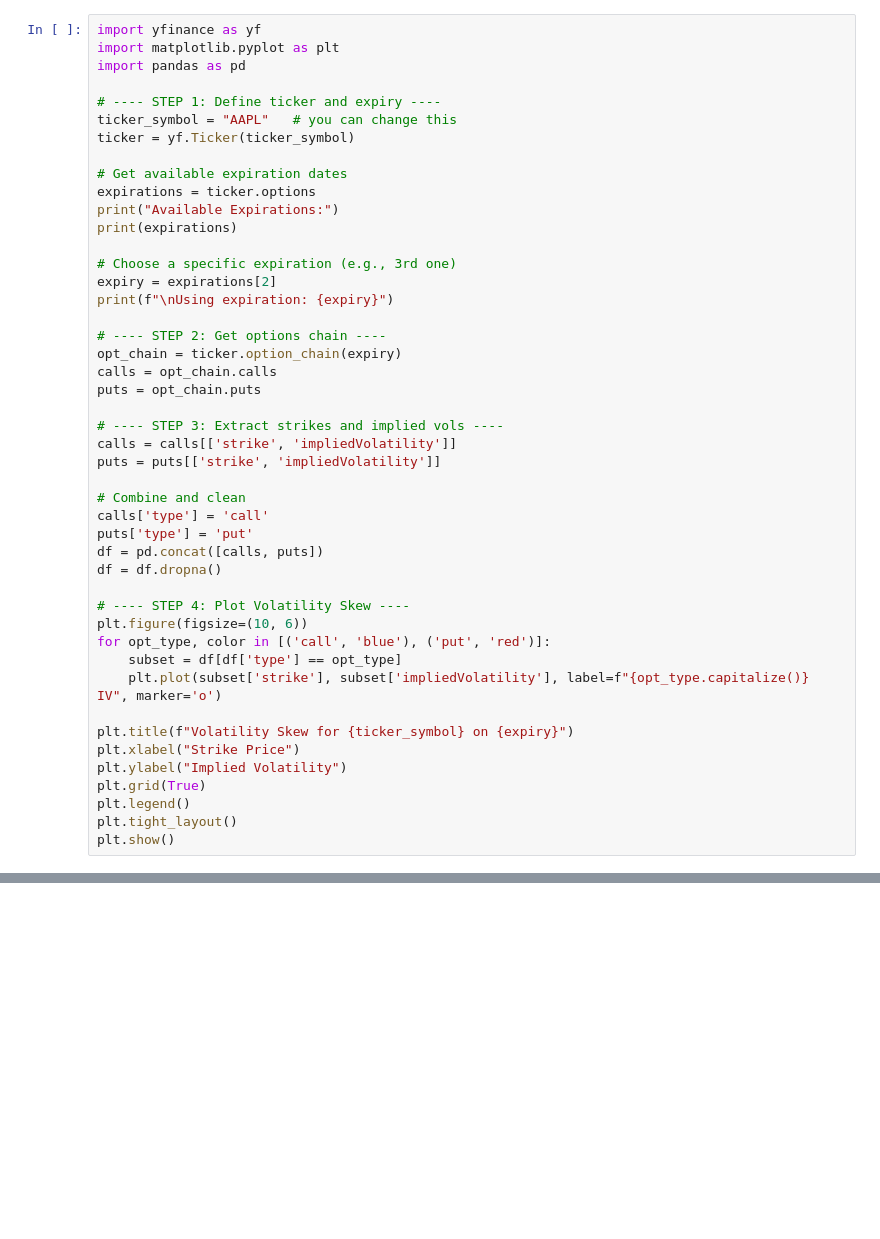
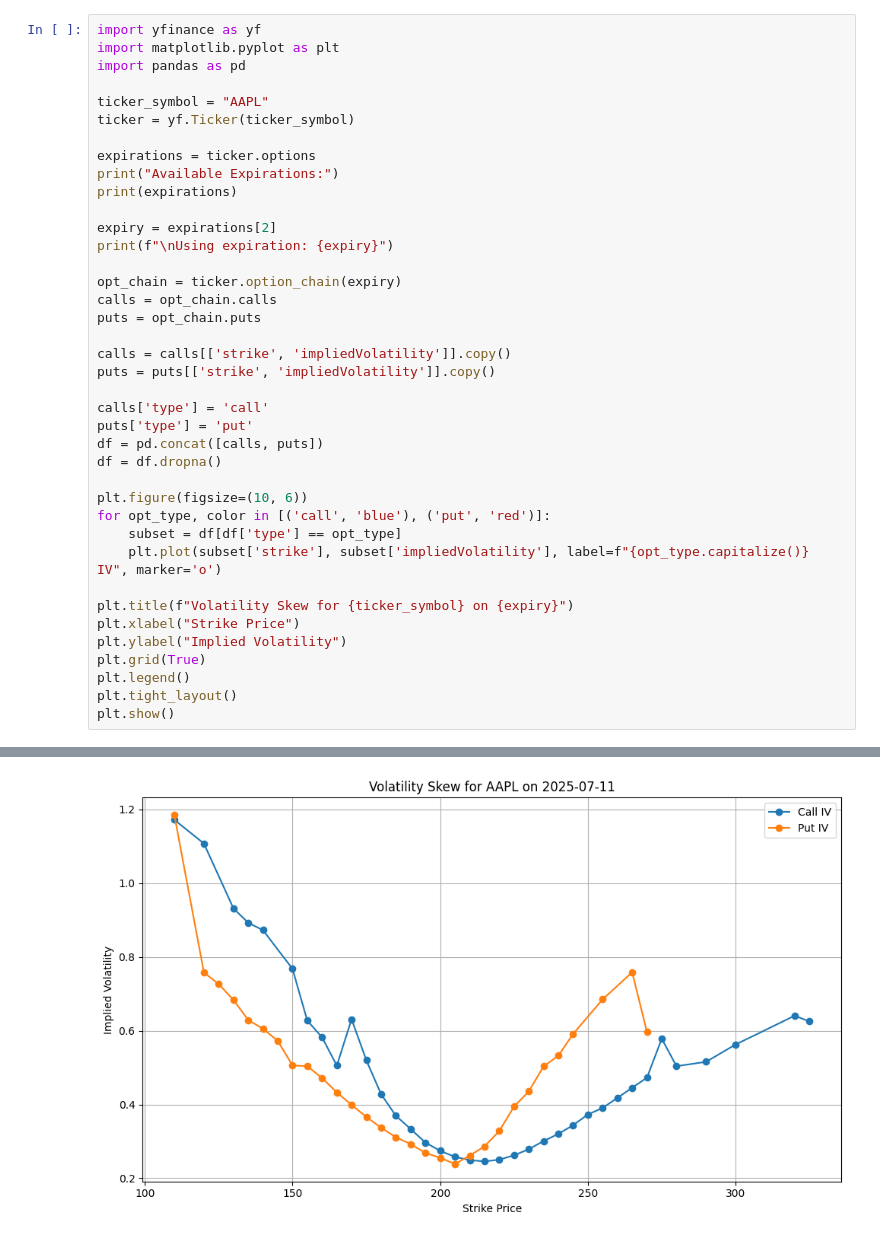
Before and after one commit to anthonymakarewicz/volatility-trading, a Jupyter notebook: iv_surface_modelling.ipynb, the cells around one changed output, grey strips where cells are left out. Drawn from its saved outputs; the diff is of its cells as text; blank space fills up the shorter version.

```diff
--- a/iv_surface_modelling.ipynb
+++ b/iv_surface_modelling.ipynb
@@ -3,35 +3,28 @@ import yfinance as yf
 import matplotlib.pyplot as plt
 import pandas as pd
 
-# ---- STEP 1: Define ticker and expiry ----
-ticker_symbol = "AAPL"   # you can change this
+ticker_symbol = "AAPL"
 ticker = yf.Ticker(ticker_symbol)
 
-# Get available expiration dates
 expirations = ticker.options
 print("Available Expirations:")
 print(expirations)
 
-# Choose a specific expiration (e.g., 3rd one)
 expiry = expirations[2]
 print(f"\nUsing expiration: {expiry}")
 
-# ---- STEP 2: Get options chain ----
 opt_chain = ticker.option_chain(expiry)
 calls = opt_chain.calls
 puts = opt_chain.puts
 
-# ---- STEP 3: Extract strikes and implied vols ----
-calls = calls[['strike', 'impliedVolatility']]
-puts = puts[['strike', 'impliedVolatility']]
+calls = calls[['strike', 'impliedVolatility']].copy()
+puts = puts[['strike', 'impliedVolatility']].copy()
 
-# Combine and clean
 calls['type'] = 'call'
 puts['type'] = 'put'
 df = pd.concat([calls, puts])
 df = df.dropna()
 
-# ---- STEP 4: Plot Volatility Skew ----
 plt.figure(figsize=(10, 6))
 for opt_type, color in [('call', 'blue'), ('put', 'red')]:
     subset = df[df['type'] == opt_type]
@@ -44,3 +37,4 @@ plt.grid(True)
 plt.legend()
 plt.tight_layout()
 plt.show()
+# %% [output]
@@ -46,0 +45 @@ plt.show()
+[figure, added]
```
Also changed, not shown: parts of 1 cell of this notebook, 2 other files.
